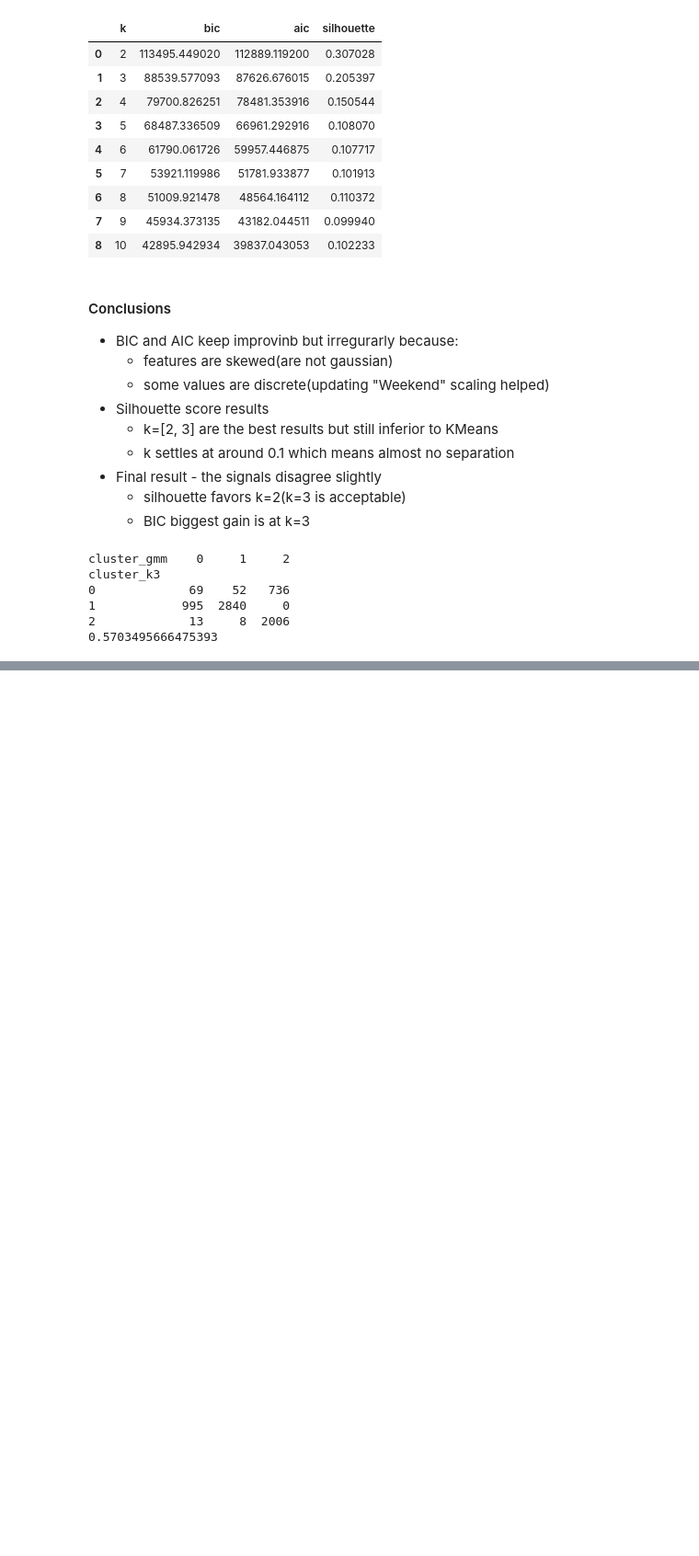
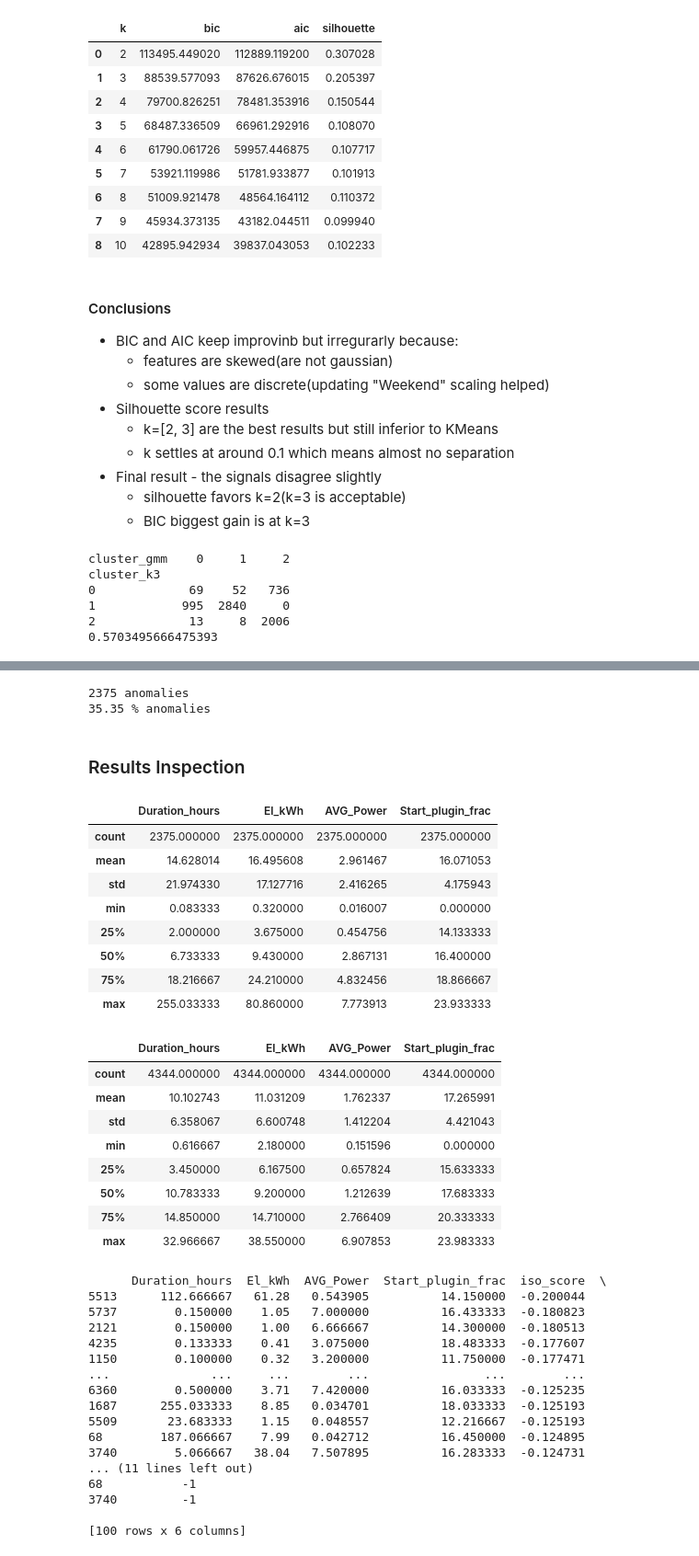
Before and after one commit to RobertMatei35/DataScienceProjects, a Jupyter notebook: Beginner/EVCharging/ResidentialEVCharging.ipynb, the cells around one changed output, grey strips where cells are left out. Shown at 92% size. Saved outputs shown, nothing was run; the diff lists cells and outputs as text; code cells hidden in the pictures; blank space fills up the shorter version.

Commit message:
Added outlier detection using isolation forest

```diff
--- a/Beginner/EVCharging/ResidentialEVCharging.ipynb
+++ b/Beginner/EVCharging/ResidentialEVCharging.ipynb
@@ -481,7 +481,7 @@ feature_matrix = df1[features_columns].copy()
 feature_matrix['Duration_hours'] = (feature_matrix['End_plugout'] - feature_matrix['Start_plugin']).dt.total_seconds()/3600
 feature_matrix.head()
 
-feature_matrix['Start_plugin_frac'] = feature_matrix['Start_plugin'].dt.hour + feature_matrix['Start_plugin'].dt.minute / 60
+df_iso['Start_plugin_frac'] = feature_matrix['Start_plugin'].dt.hour + feature_matrix['Start_plugin'].dt.minute / 60
 feature_matrix['End_plugout_frac'] = feature_matrix['End_plugout'].dt.hour + feature_matrix['End_plugout'].dt.minute / 60
 
 
@@ -885,0 +889,78 @@ cluster_k3
+# %%
+from sklearn.ensemble import IsolationForest
+
+
+iso_features = ['Weekend',
+                'Duration_hours_log', 'El_kWh_log', 'AVG_Power_log']
+
+X = feature_matrix[iso_features]
+X_scaled = StandardScaler().fit_transform(X)
+
+j = iso_features.index("Weekend")
+X_w = X_scaled.copy()
+X_w[:, j] *= 0.5
+
+
+iso = IsolationForest(
+    n_estimators=100,
+    contamination='auto',
+    random_state=42
+)
+
+
+df_iso = feature_matrix.copy()
+df_iso['iso_label'] = iso.fit_predict(X_w)
+df_iso['iso_score'] = iso.decision_function(X_w)
+df_iso['is_anomaly'] = df_iso['iso_label'] == -1
+
+print(df_iso["is_anomaly"].sum(), "anomalies")
+print(round((df_iso["is_anomaly"].sum()/len(df_iso) * 100), 2), "% anomalies")
+# %% [output]
+2375 anomalies
+35.35 % anomalies
+# %% [markdown]
+### Results Inspection
+# %%
+cols = ["Duration_hours", "El_kWh", "AVG_Power", "Start_plugin_frac"]
+
+display(df_iso.loc[df_iso["is_anomaly"], cols].describe())
+display(df_iso.loc[~df_iso["is_anomaly"], cols].describe())
+
+# the 20 most anomalous sessions
+print(df_iso.nsmallest(100, "iso_score")[cols + ["iso_score", 'iso_label']])
+# %% [output]
+|  | Duration_hours | El_kWh | AVG_Power | Start_plugin_frac |
+| count | 2375.000000 | 2375.000000 | 2375.000000 | 2375.000000 |
+| mean | 14.628014 | 16.495608 | 2.961467 | 16.071053 |
+| std | 21.974330 | 17.127716 | 2.416265 | 4.175943 |
+| min | 0.083333 | 0.320000 | 0.016007 | 0.000000 |
+| 25% | 2.000000 | 3.675000 | 0.454756 | 14.133333 |
+| 50% | 6.733333 | 9.430000 | 2.867131 | 16.400000 |
+| 75% | 18.216667 | 24.210000 | 4.832456 | 18.866667 |
+| max | 255.033333 | 80.860000 | 7.773913 | 23.933333 |
+|  | Duration_hours | El_kWh | AVG_Power | Start_plugin_frac |
+| count | 4344.000000 | 4344.000000 | 4344.000000 | 4344.000000 |
+| mean | 10.102743 | 11.031209 | 1.762337 | 17.265991 |
+| std | 6.358067 | 6.600748 | 1.412204 | 4.421043 |
+| min | 0.616667 | 2.180000 | 0.151596 | 0.000000 |
+| 25% | 3.450000 | 6.167500 | 0.657824 | 15.633333 |
+| 50% | 10.783333 | 9.200000 | 1.212639 | 17.683333 |
+| 75% | 14.850000 | 14.710000 | 2.766409 | 20.333333 |
+| max | 32.966667 | 38.550000 | 6.907853 | 23.983333 |
+      Duration_hours  El_kWh  AVG_Power  Start_plugin_frac  iso_score  \
+5513      112.666667   61.28   0.543905          14.150000  -0.200044
+5737        0.150000    1.05   7.000000          16.433333  -0.180823
+2121        0.150000    1.00   6.666667          14.300000  -0.180513
+4235        0.133333    0.41   3.075000          18.483333  -0.177607
+1150        0.100000    0.32   3.200000          11.750000  -0.177471
+...              ...     ...        ...                ...        ...
+6360        0.500000    3.71   7.420000          16.033333  -0.125235
+1687      255.033333    8.85   0.034701          18.033333  -0.125193
+5509       23.683333    1.15   0.048557          12.216667  -0.125193
+68        187.066667    7.99   0.042712          16.450000  -0.124895
+3740        5.066667   38.04   7.507895          16.283333  -0.124731
+... (11 lines left out)
+68           -1
+3740         -1
+
+[100 rows x 6 columns]
```
Also changed, not shown: parts of 6 cells of this notebook.
